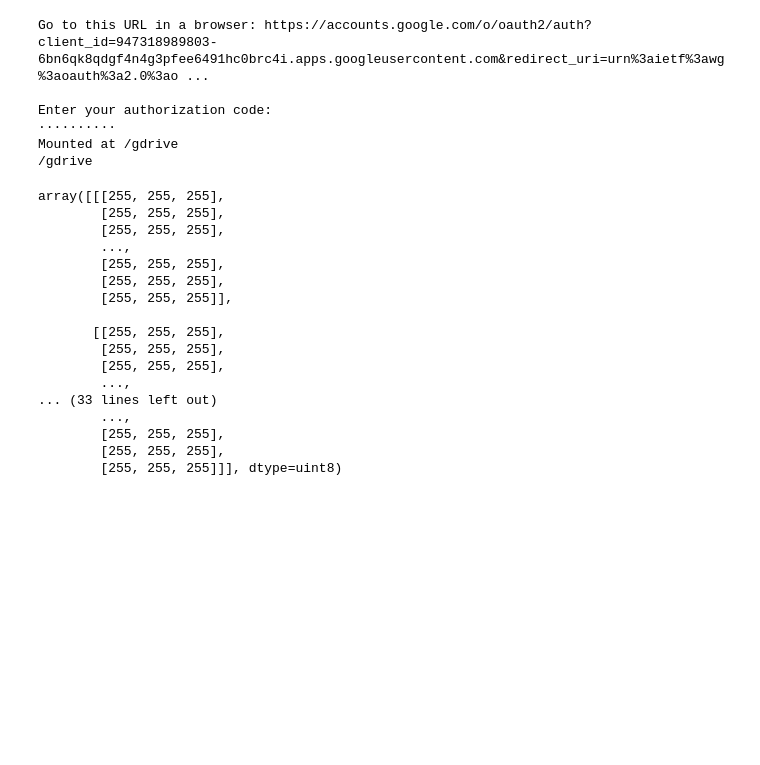
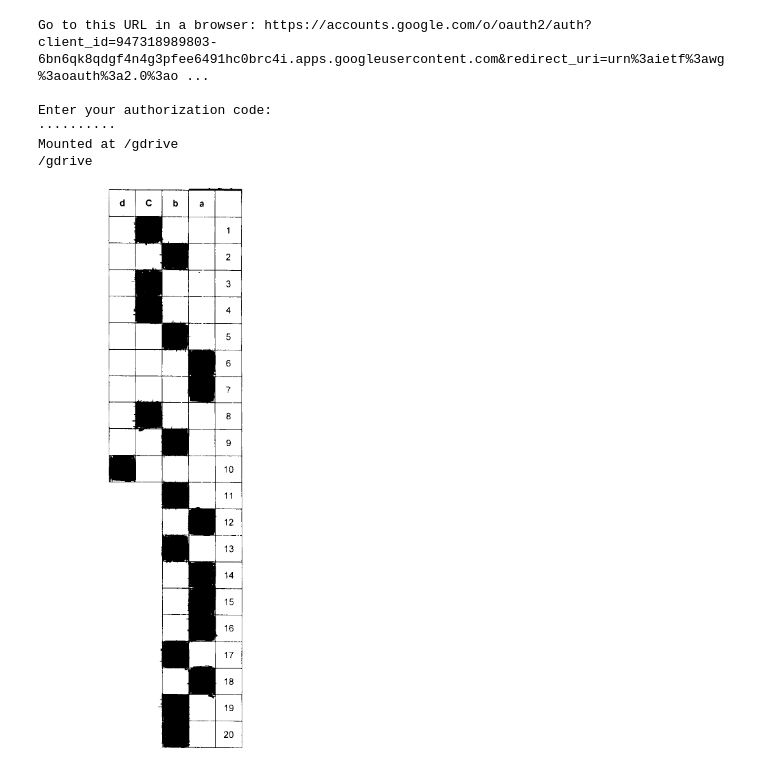
Before and after one commit to alura-cursos/Visao_computacional-OMR, a Jupyter notebook: correcao_prova.ipynb, the cells around one changed output. Saved outputs shown, nothing was run; the diff lists cells and outputs as text; code cells hidden in the pictures; blank space fills up the shorter version.

```diff
--- a/correcao_prova.ipynb
+++ b/correcao_prova.ipynb
@@ -18,7 +18,7 @@ def abrir_imagem(img_caminho):
     """
         img_caminho: caminho completo para a imagem
     """
-    imagem = cv2.imread(img_caminho)
+    imagem = cv2.imread(img_caminho, cv2.IMREAD_GRAYSCALE)
 
     if imagem is None:
         raise NameError("O OpenCV não conseguiu abrir sua imagem. Verique o caminho.")
@@ -28,22 +28,11 @@ def abrir_imagem(img_caminho):
 caminho_absoluto = lambda img_nome:"My Drive/Curso-OMR/images-test/"+img_nome
 nome_imagem = "teste1.png"
 imagem = abrir_imagem(caminho_absoluto(nome_imagem))
-imagem
-# %% [output]
-array([[[255, 255, 255],
-        [255, 255, 255],
-        [255, 255, 255],
-        ...,
-        [255, 255, 255],
-        [255, 255, 255],
-        [255, 255, 255]],
-
-       [[255, 255, 255],
-        [255, 255, 255],
-        [255, 255, 255],
-        ...,
-... (33 lines left out)
-        ...,
-        [255, 255, 255],
-        [255, 255, 255],
-        [255, 255, 255]]], dtype=uint8)
+# %%
+_, img_binarizada = cv2.threshold(imagem, 0, 255, cv2.THRESH_BINARY+cv2.THRESH_OTSU)
+# %%
+from google.colab.patches import cv2_imshow
+
+cv2_imshow(img_binarizada)
+# %% [output]
+[figure, added]
```
Also changed, not shown: parts of 1 cell of this notebook.
